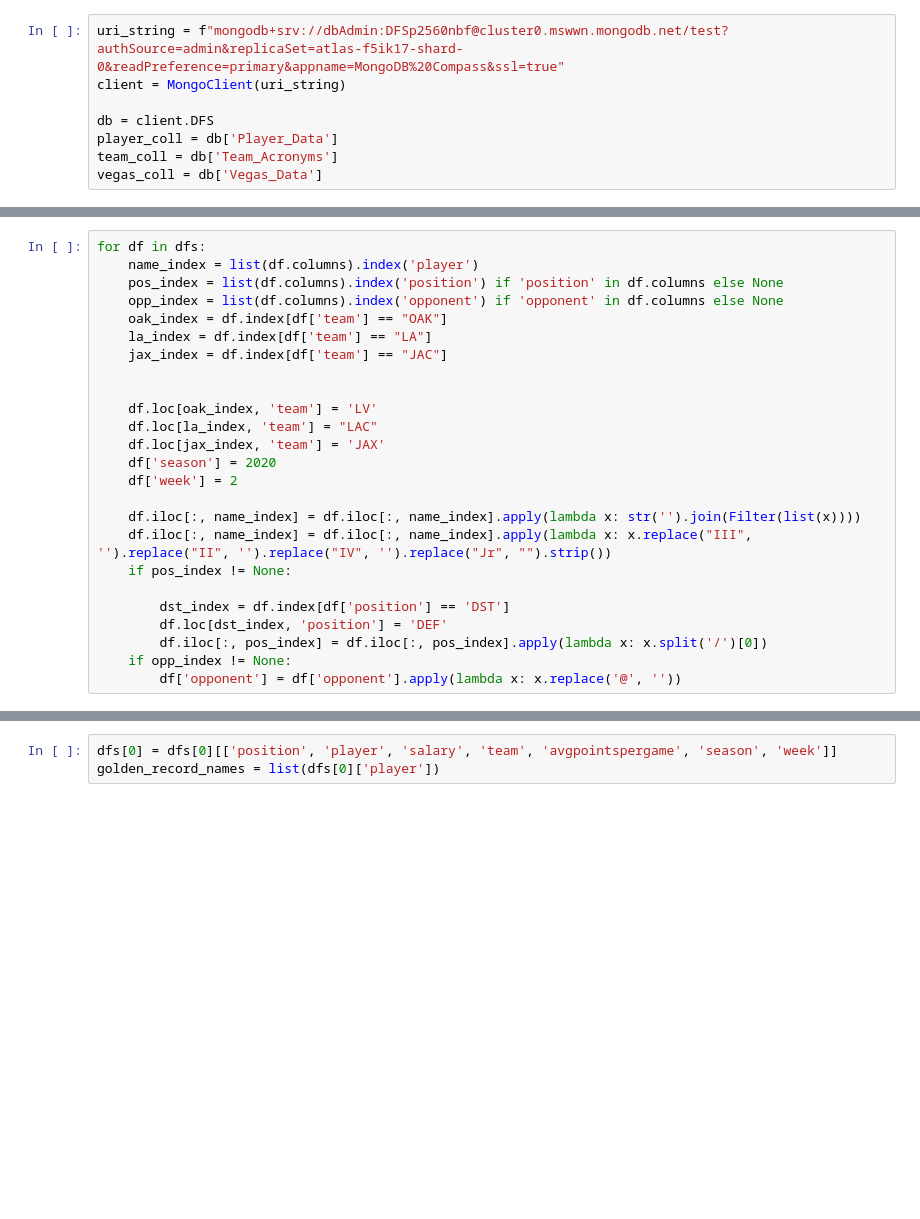
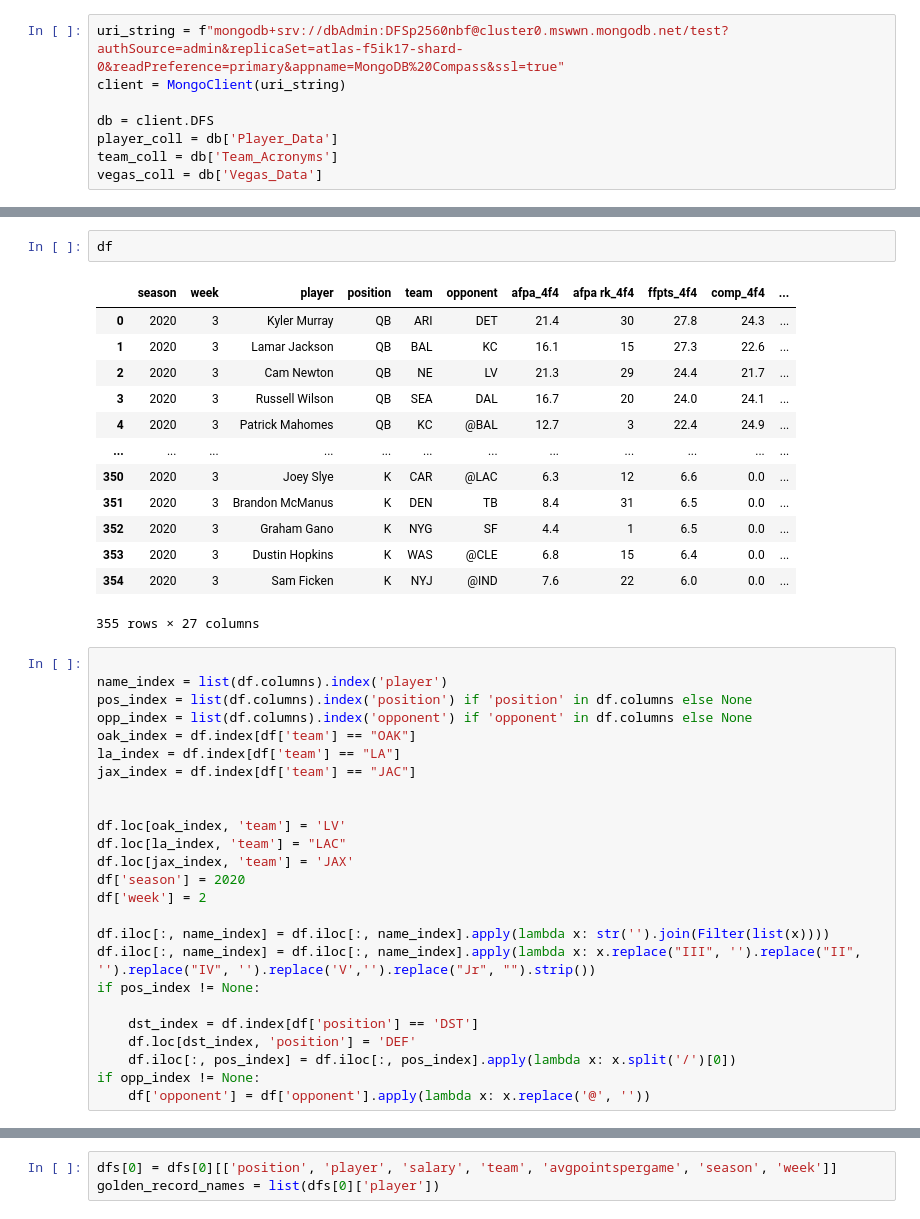
Before and after one commit to SuperChargedNeutron/Showcase_FF, a Jupyter notebook: week1_2020_load.ipynb, the cells around one changed output, grey strips where cells are left out. Cells and saved outputs as stored; diff of their text form; blank space fills up the shorter version.

```diff
--- a/week1_2020_load.ipynb
+++ b/week1_2020_load.ipynb
@@ -151,26 +221,42 @@ dfs = [golden_record, flrceil_proj_dk,
+# %%
+df
+# %% [output]
+|  | season | week | player | position | team | opponent | afpa_4f4 | afpa rk_4f4 | ffpts_4f4 | comp_4f4 | ... |
+| 0 | 2020 | 3 | Kyler Murray | QB | ARI | DET | 21.4 | 30 | 27.8 | 24.3 | ... |
+| 1 | 2020 | 3 | Lamar Jackson | QB | BAL | KC | 16.1 | 15 | 27.3 | 22.6 | ... |
+| 2 | 2020 | 3 | Cam Newton | QB | NE | LV | 21.3 | 29 | 24.4 | 21.7 | ... |
+| 3 | 2020 | 3 | Russell Wilson | QB | SEA | DAL | 16.7 | 20 | 24.0 | 24.1 | ... |
+| 4 | 2020 | 3 | Patrick Mahomes | QB | KC | @BAL | 12.7 | 3 | 22.4 | 24.9 | ... |
+| ... | ... | ... | ... | ... | ... | ... | ... | ... | ... | ... | ... |
+| 350 | 2020 | 3 | Joey Slye | K | CAR | @LAC | 6.3 | 12 | 6.6 | 0.0 | ... |
+| 351 | 2020 | 3 | Brandon McManus | K | DEN | TB | 8.4 | 31 | 6.5 | 0.0 | ... |
+| 352 | 2020 | 3 | Graham Gano | K | NYG | SF | 4.4 | 1 | 6.5 | 0.0 | ... |
+| 353 | 2020 | 3 | Dustin Hopkins | K | WAS | @CLE | 6.8 | 15 | 6.4 | 0.0 | ... |
+| 354 | 2020 | 3 | Sam Ficken | K | NYJ | @IND | 7.6 | 22 | 6.0 | 0.0 | ... |
+355 rows × 27 columns
 # %%
-for df in dfs:
-    name_index = list(df.columns).index('player')
-    pos_index = list(df.columns).index('position') if 'position' in df.columns else None
-    opp_index = list(df.columns).index('opponent') if 'opponent' in df.columns else None
-    oak_index = df.index[df['team'] == "OAK"]
-    la_index = df.index[df['team'] == "LA"]
-    jax_index = df.index[df['team'] == "JAC"]
+
+name_index = list(df.columns).index('player')
+pos_index = list(df.columns).index('position') if 'position' in df.columns else None
+opp_index = list(df.columns).index('opponent') if 'opponent' in df.columns else None
+oak_index = df.index[df['team'] == "OAK"]
+la_index = df.index[df['team'] == "LA"]
+jax_index = df.index[df['team'] == "JAC"]
 
 
-    df.loc[oak_index, 'team'] = 'LV'
-    df.loc[la_index, 'team'] = "LAC"
-    df.loc[jax_index, 'team'] = 'JAX'
-    df['season'] = 2020
-    df['week'] = 2
+df.loc[oak_index, 'team'] = 'LV'
+df.loc[la_index, 'team'] = "LAC"
+df.loc[jax_index, 'team'] = 'JAX'
+df['season'] = 2020
+df['week'] = 2
 
-    df.iloc[:, name_index] = df.iloc[:, name_index].apply(lambda x: str('').join(Filter(list(x))))
-    df.iloc[:, name_index] = df.iloc[:, name_index].apply(lambda x: x.replace("III", '').replace("II", '').replace("IV", '').replace("Jr", "").strip())
-    if pos_index != None:
+df.iloc[:, name_index] = df.iloc[:, name_index].apply(lambda x: str('').join(Filter(list(x))))
+df.iloc[:, name_index] = df.iloc[:, name_index].apply(lambda x: x.replace("III", '').replace("II", '').replace("IV", '').replace('V','').replace("Jr", "").strip())
+if pos_index != None:
 
-        dst_index = df.index[df['position'] == 'DST']
-        df.loc[dst_index, 'position'] = 'DEF'
-        df.iloc[:, pos_index] = df.iloc[:, pos_index].apply(lambda x: x.split('/')[0])
-    if opp_index != None:
-        df['opponent'] = df['opponent'].apply(lambda x: x.replace('@', ''))
+    dst_index = df.index[df['position'] == 'DST']
+    df.loc[dst_index, 'position'] = 'DEF'
+    df.iloc[:, pos_index] = df.iloc[:, pos_index].apply(lambda x: x.split('/')[0])
+if opp_index != None:
+    df['opponent'] = df['opponent'].apply(lambda x: x.replace('@', ''))
 # %%
```
Also changed, not shown: parts of 13 cells of this notebook, 9 other files.
